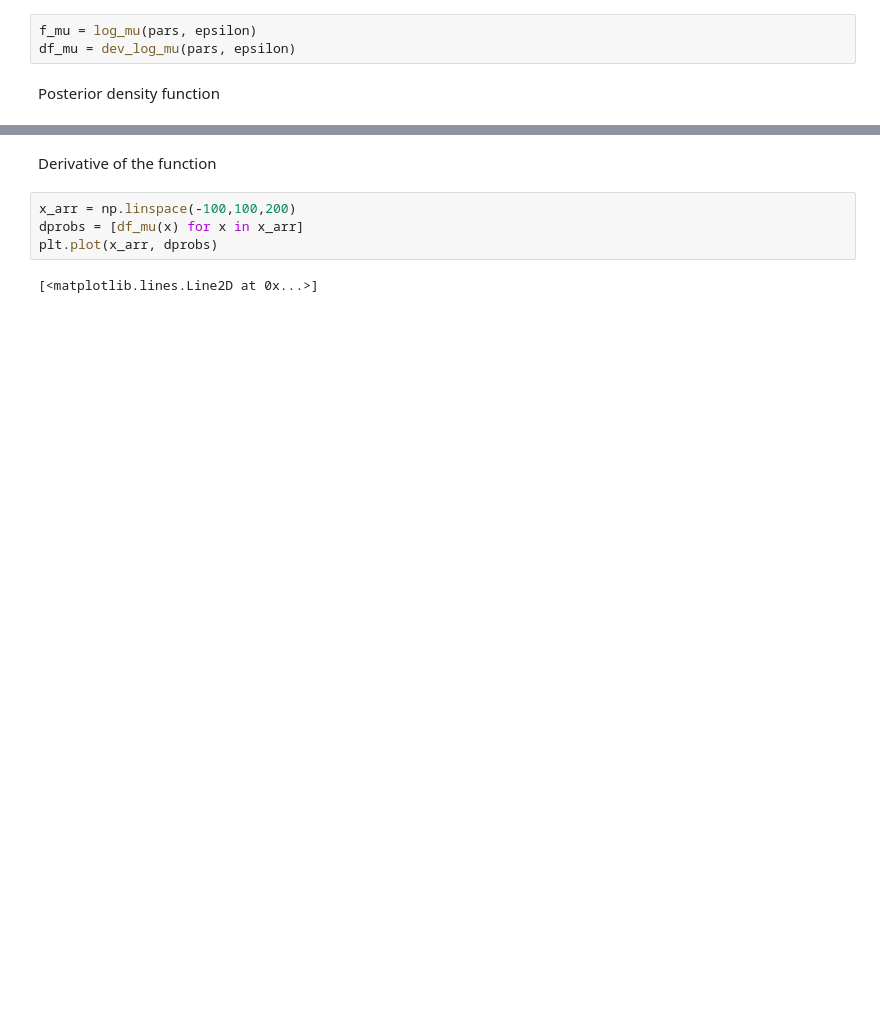
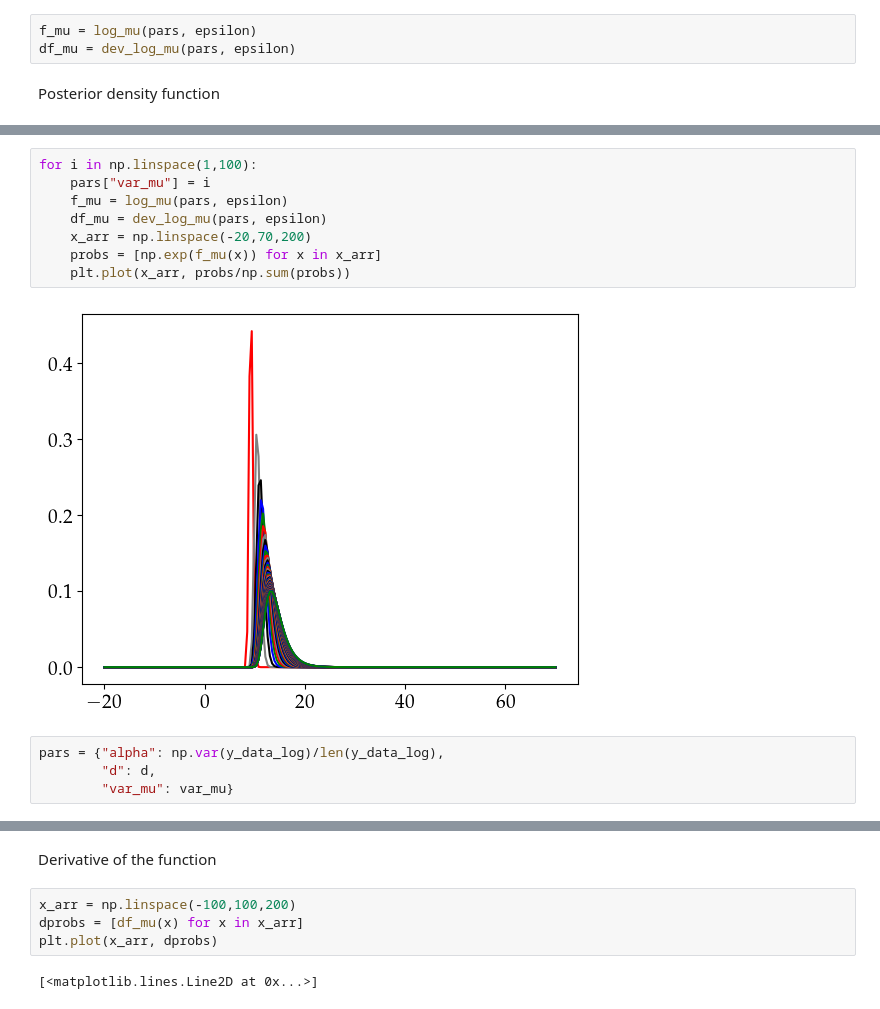
Before and after one commit to ariadnavillam/BayesW, a Jupyter notebook: tests_sample_mu.ipynb, the cells around one changed output, grey strips where cells are left out. Drawn from its saved outputs; the diff is of its cells as text; blank space fills up the shorter version.

```diff
--- a/tests_sample_mu.ipynb
+++ b/tests_sample_mu.ipynb
@@ -244,0 +250,14 @@ plt.plot(x_arr, probs/np.sum(probs))
+# %%
+for i in np.linspace(1,100):
+    pars["var_mu"] = i
+    f_mu = log_mu(pars, epsilon)
+    df_mu = dev_log_mu(pars, epsilon)
+    x_arr = np.linspace(-20,70,200)
+    probs = [np.exp(f_mu(x)) for x in x_arr]
+    plt.plot(x_arr, probs/np.sum(probs))
+# %% [output]
+[figure, added]
+# %%
+pars = {"alpha": np.var(y_data_log)/len(y_data_log),
+        "d": d,
+        "var_mu": var_mu}
```
Also changed, not shown: parts of 27 cells of this notebook, 4 other files.
